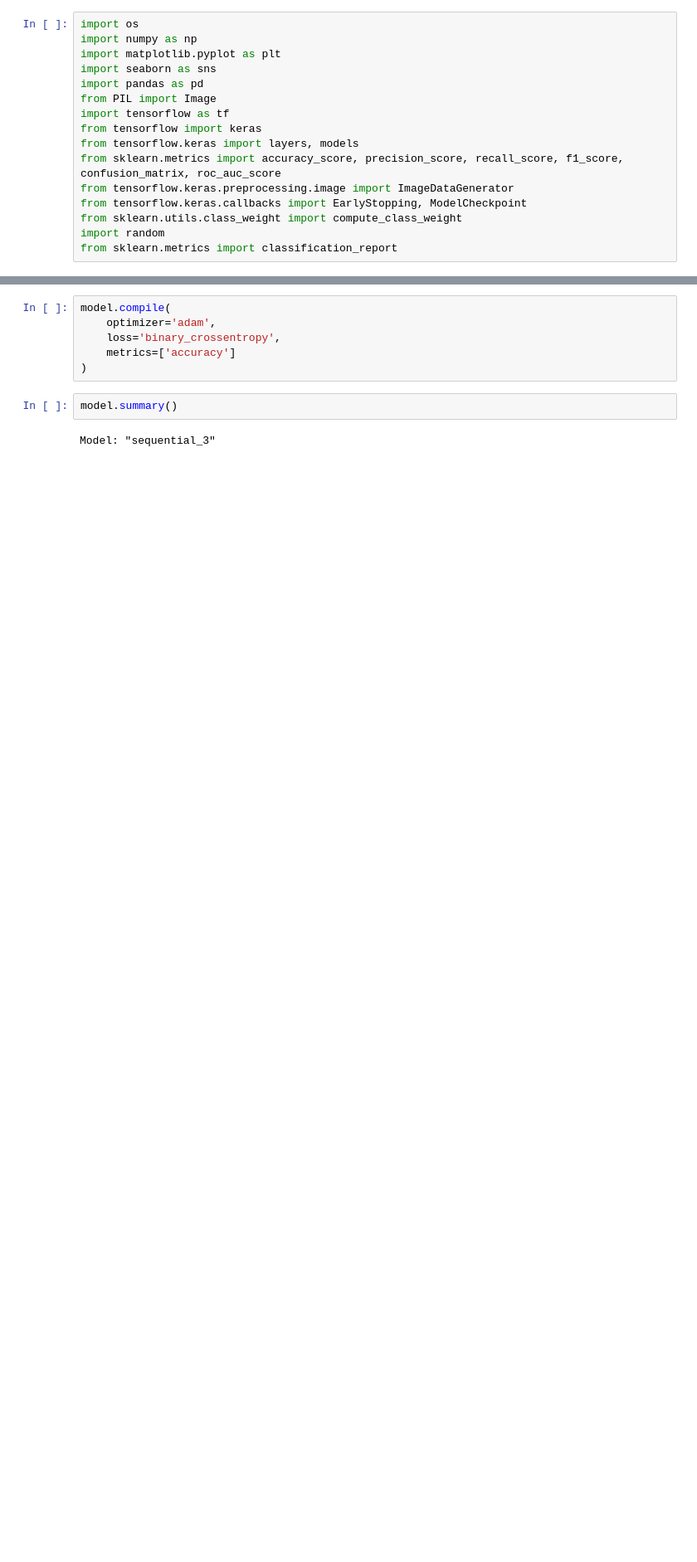
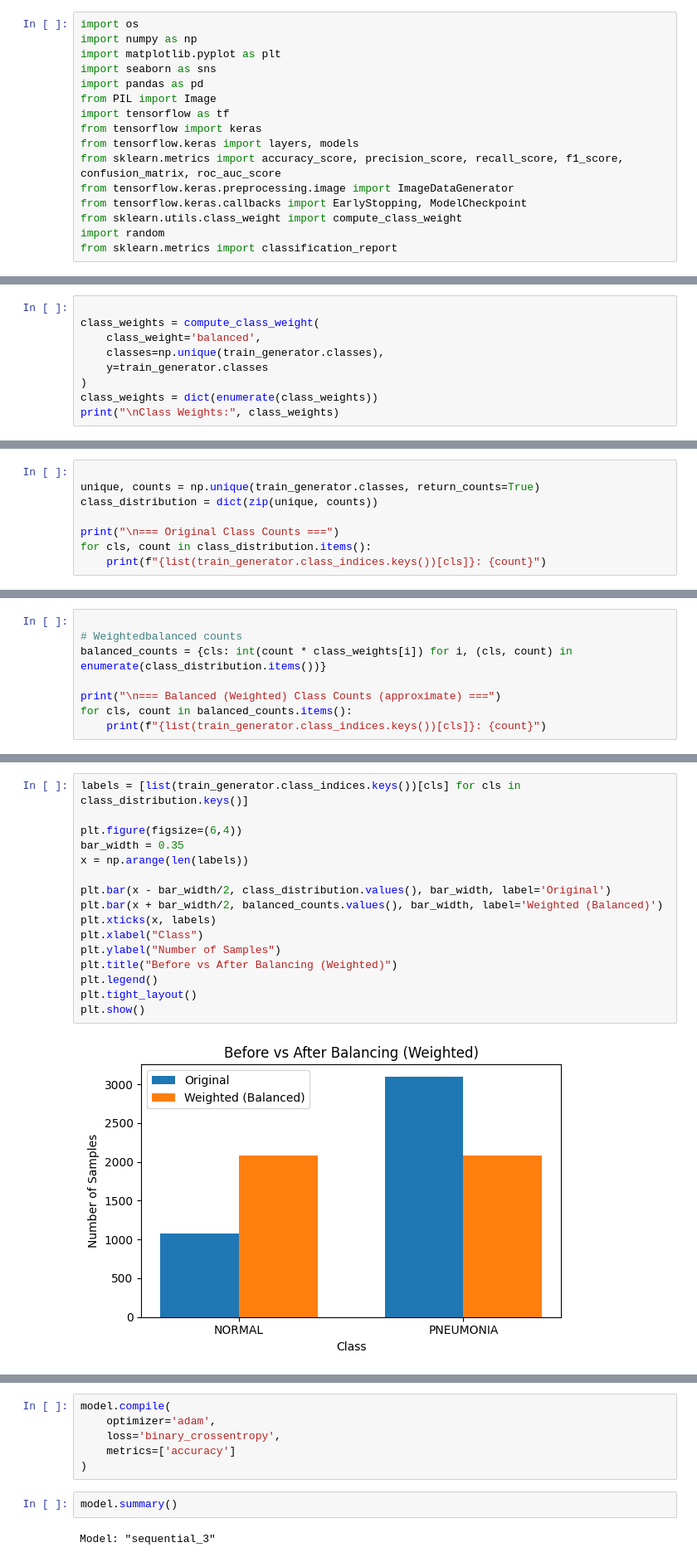
Before and after one commit to Zainab-Nahhal1/chest-xray-classification, a Jupyter notebook: disease-xray.ipynb, the cells around one changed output, grey strips where cells are left out. Shown at 83% size. Drawn from its saved outputs; the diff is of its cells as text; blank space fills up the shorter version.

```diff
--- a/disease-xray.ipynb
+++ b/disease-xray.ipynb
@@ -125,0 +99,9 @@ Found 4173 images belonging to 2 classes.
+# %%
+
+class_weights = compute_class_weight(
+    class_weight='balanced',
+    classes=np.unique(train_generator.classes),
+    y=train_generator.classes
+)
+class_weights = dict(enumerate(class_weights))
+print("\nClass Weights:", class_weights)
@@ -125,0 +110,8 @@ Found 4173 images belonging to 2 classes.
+# %%
+
+unique, counts = np.unique(train_generator.classes, return_counts=True)
+class_distribution = dict(zip(unique, counts))
+
+print("\n=== Original Class Counts ===")
+for cls, count in class_distribution.items():
+    print(f"{list(train_generator.class_indices.keys())[cls]}: {count}")
@@ -125,0 +122,8 @@ Found 4173 images belonging to 2 classes.
+# %%
+
+# Weightedbalanced counts
+balanced_counts = {cls: int(count * class_weights[i]) for i, (cls, count) in enumerate(class_distribution.items())}
+
+print("\n=== Balanced (Weighted) Class Counts (approximate) ===")
+for cls, count in balanced_counts.items():
+    print(f"{list(train_generator.class_indices.keys())[cls]}: {count}")
@@ -126 +134,19 @@ Found 4173 images belonging to 2 classes.
+# %%
+labels = [list(train_generator.class_indices.keys())[cls] for cls in class_distribution.keys()]
+
+plt.figure(figsize=(6,4))
+bar_width = 0.35
+x = np.arange(len(labels))
+
+plt.bar(x - bar_width/2, class_distribution.values(), bar_width, label='Original')
+plt.bar(x + bar_width/2, balanced_counts.values(), bar_width, label='Weighted (Balanced)')
+plt.xticks(x, labels)
+plt.xlabel("Class")
+plt.ylabel("Number of Samples")
+plt.title("Before vs After Balancing (Weighted)")
+plt.legend()
+plt.tight_layout()
+plt.show()
+# %% [output]
+[figure, added]
 # %%
```
Also changed, not shown: parts of 31 cells of this notebook.
